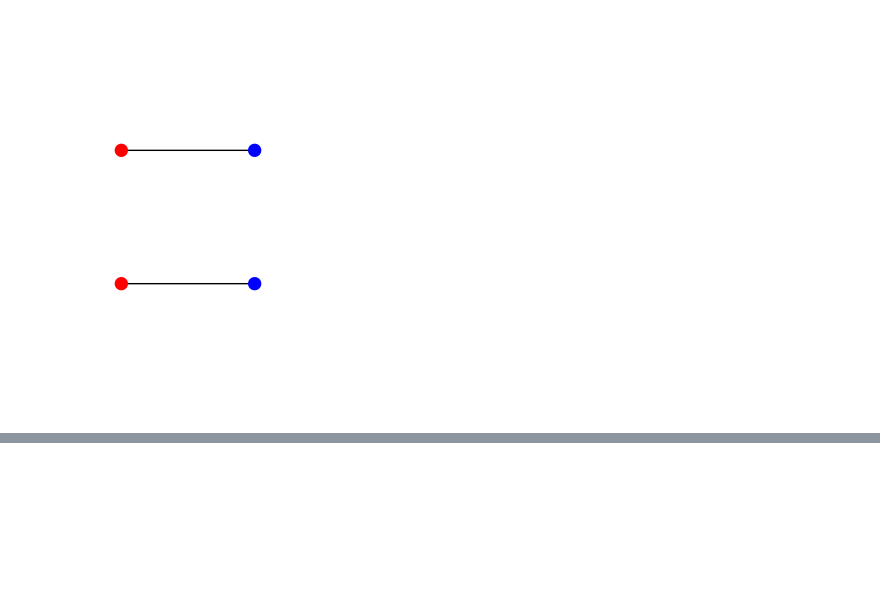
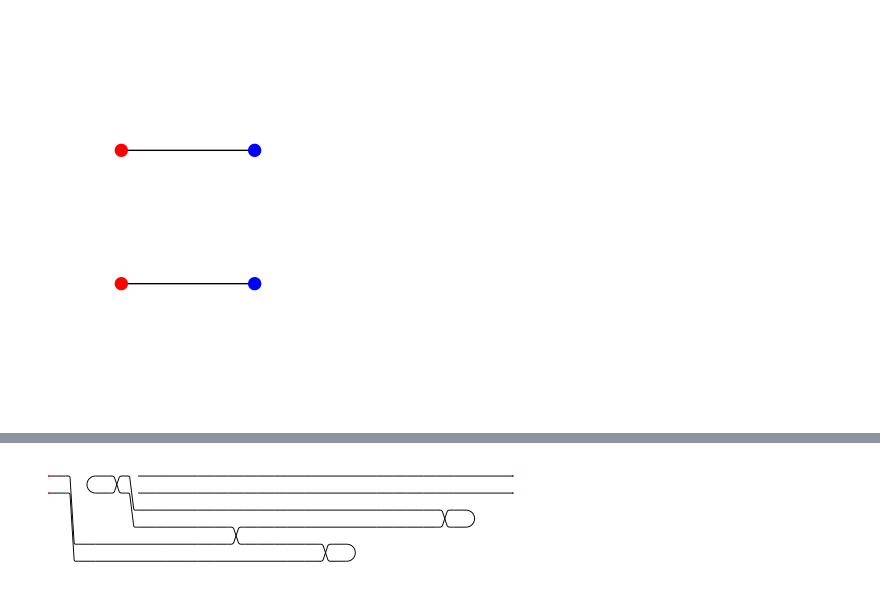
Before and after one commit to benzrf/compact-closed, a Jupyter notebook: StringDiagrams2.ipynb, the cells around one changed output, grey strips where cells are left out. Drawn from its saved outputs; the diff is of its cells as text; code cells hidden in the pictures; blank space fills up the shorter version.

```diff
--- a/StringDiagrams2.ipynb
+++ b/StringDiagrams2.ipynb
@@ -259,0 +318,5 @@ renderFree (CompactClosed.Operations.trace (Labelled "f" :: FreeEndo (Named "x")
+# %%
+renderFree (CompactClosed.Operations.tensorDual ::
+            Free (F.D (Named "x") `P` F.D (Named "y")) (F.D (Named "x" `P` Named "y")))
+# %% [output]
+[figure, added]
```
Also changed, not shown: parts of 11 cells of this notebook.
